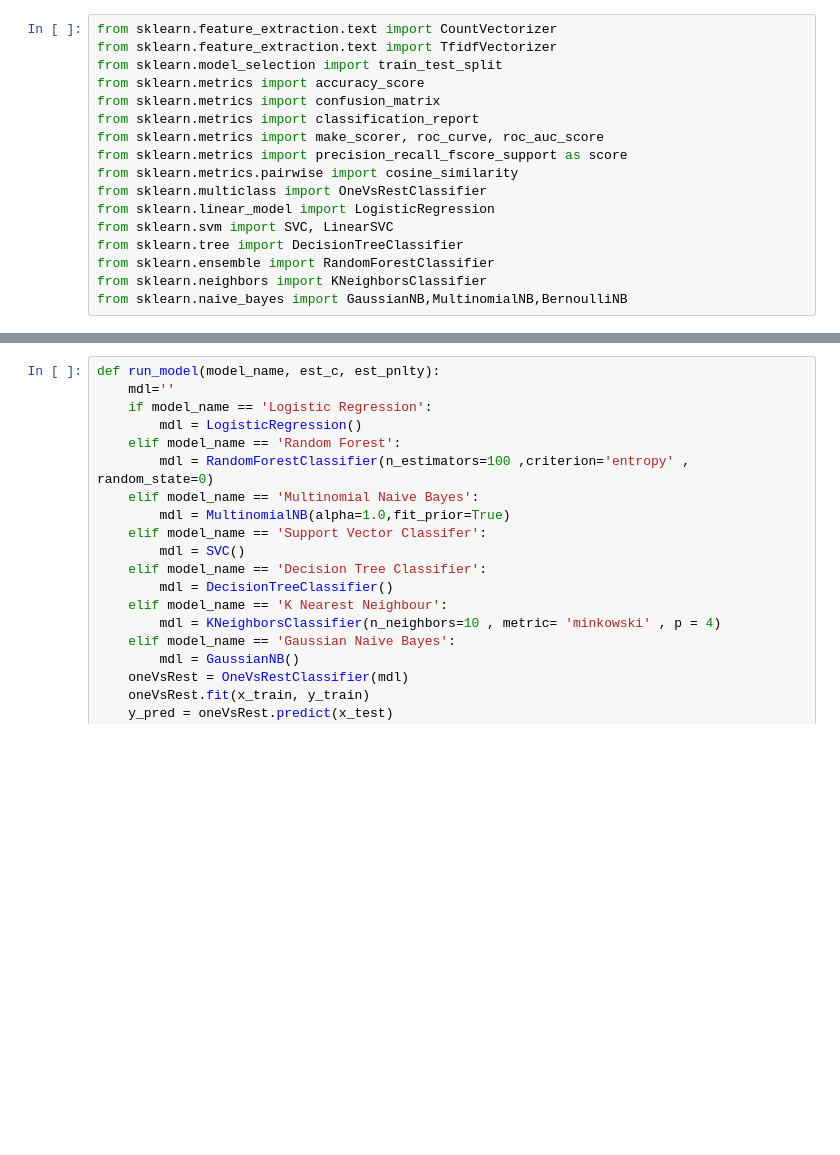
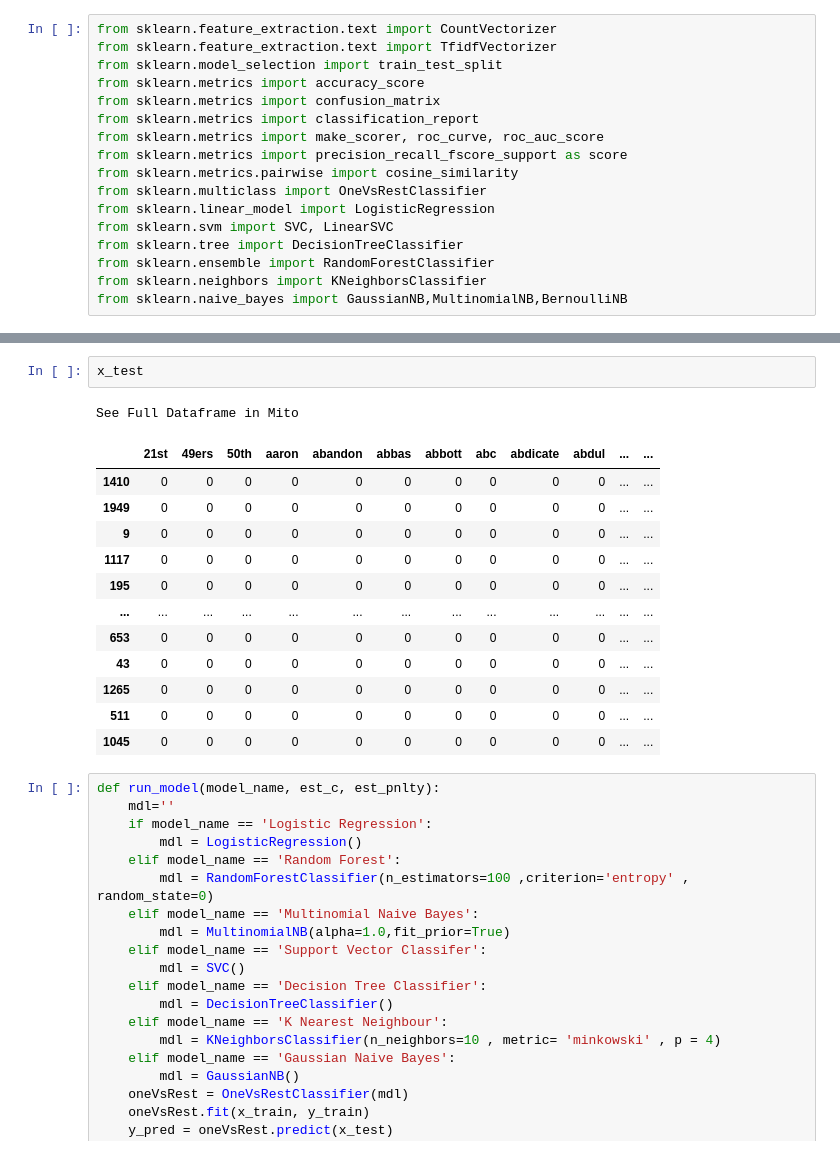
Before and after one commit to MEOW119X/Automated-News-Categorizer, a Jupyter notebook: notebook/MACHINE LEARNING.ipynb, the cells around one changed output, grey strips where cells are left out. Saved outputs shown, nothing was run; the diff lists cells and outputs as text; blank space fills up the shorter version.

```diff
--- a/notebook/MACHINE LEARNING.ipynb
+++ b/notebook/MACHINE LEARNING.ipynb
@@ -84,3 +107,19 @@ from sklearn.naive_bayes import GaussianNB,MultinomialNB,BernoulliNB
+# %%
+x_test
+# %% [output]
+See Full Dataframe in Mito
+|  | 21st | 49ers | 50th | aaron | abandon | abbas | abbott | abc | abdicate | abdul | ... | ... |
+| 1410 | 0 | 0 | 0 | 0 | 0 | 0 | 0 | 0 | 0 | 0 | ... | ... |
+| 1949 | 0 | 0 | 0 | 0 | 0 | 0 | 0 | 0 | 0 | 0 | ... | ... |
+| 9 | 0 | 0 | 0 | 0 | 0 | 0 | 0 | 0 | 0 | 0 | ... | ... |
+| 1117 | 0 | 0 | 0 | 0 | 0 | 0 | 0 | 0 | 0 | 0 | ... | ... |
+| 195 | 0 | 0 | 0 | 0 | 0 | 0 | 0 | 0 | 0 | 0 | ... | ... |
+| ... | ... | ... | ... | ... | ... | ... | ... | ... | ... | ... | ... | ... |
+| 653 | 0 | 0 | 0 | 0 | 0 | 0 | 0 | 0 | 0 | 0 | ... | ... |
+| 43 | 0 | 0 | 0 | 0 | 0 | 0 | 0 | 0 | 0 | 0 | ... | ... |
+| 1265 | 0 | 0 | 0 | 0 | 0 | 0 | 0 | 0 | 0 | 0 | ... | ... |
+| 511 | 0 | 0 | 0 | 0 | 0 | 0 | 0 | 0 | 0 | 0 | ... | ... |
+| 1045 | 0 | 0 | 0 | 0 | 0 | 0 | 0 | 0 | 0 | 0 | ... | ... |
 # %%
 def run_model(model_name, est_c, est_pnlty):
     mdl=''
```
Also changed, not shown: parts of 7 cells of this notebook, 3 other files.
